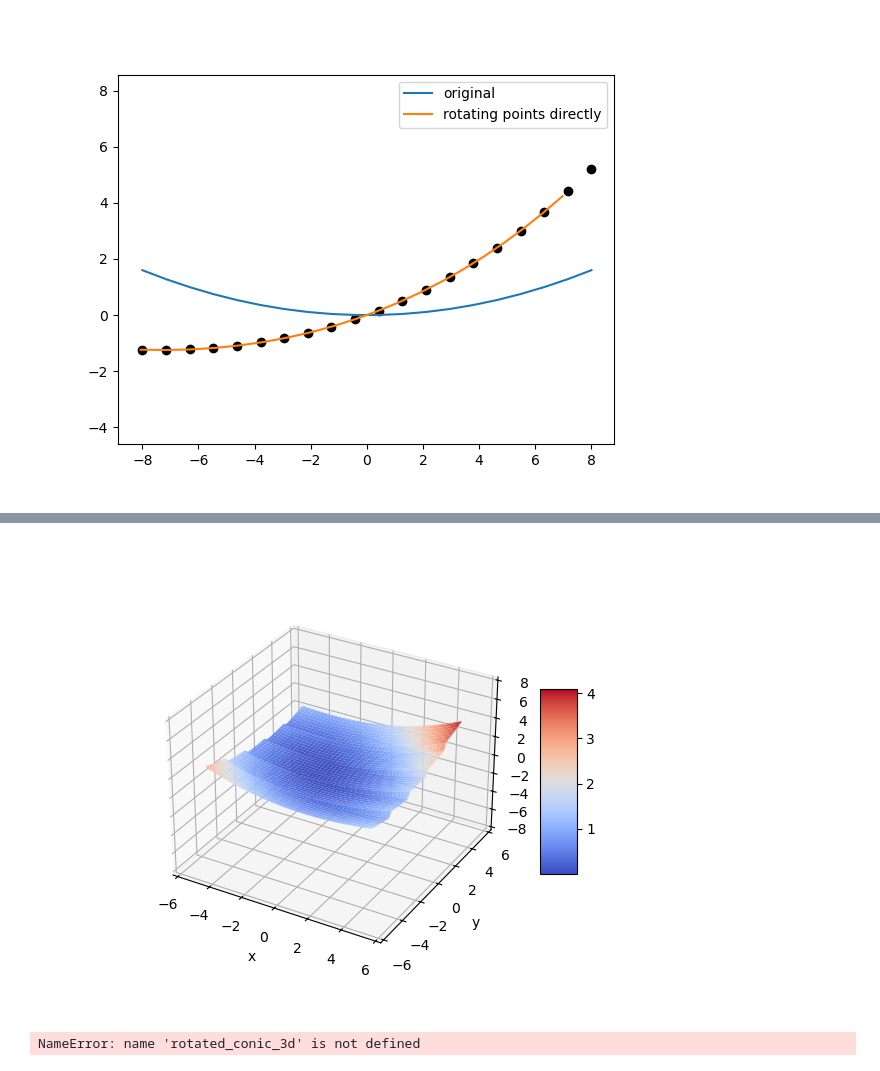
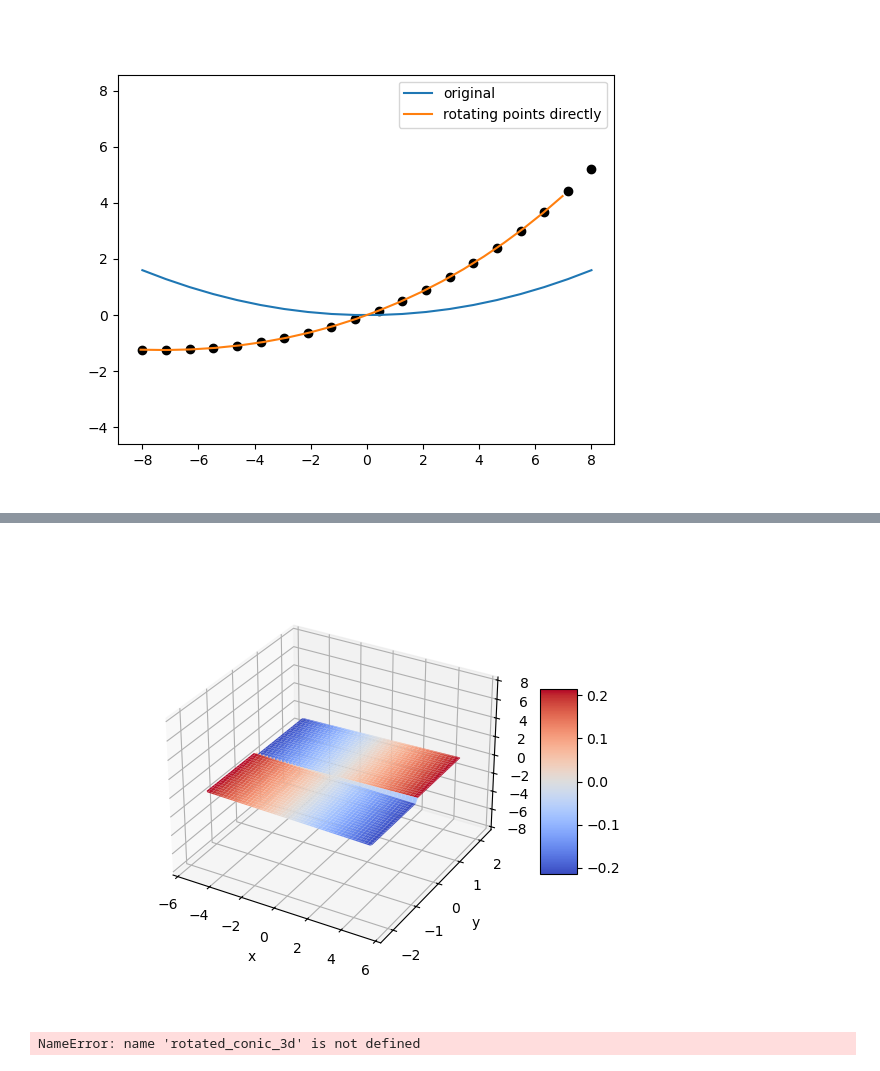
Before and after one commit to ellenle3/ifugen, a Jupyter notebook: surface_generator.ipynb, the cells around one changed output, grey strips where cells are left out. Saved outputs shown, nothing was run; the diff lists cells and outputs as text; code cells hidden in the pictures.

```diff
--- a/surface_generator.ipynb
+++ b/surface_generator.ipynb
@@ -427,57 +429,58 @@ print((np.nanmin(Z), np.nanmax(Z)))
 # %%
-n_each = 5
+n_each = 2
 n_rows = 1
 n_cols = 1
 mode = 1
+trace_gaps = False
 dalpha = 2
 dbeta = 2
 dgamma = 5
 alpha_cen = 0
-beta_cen = 10
+beta_cen = 0
 gamma_cen = 0
 dx = 10
 dy = 2
-r = 10
+r = 60000
 c = 1/r
-k = -1.5
+k = -2
 xgap_width = 0
 xgap_depth = -0.5
 ygap_width = 0
 ygap_depth = -0.8
-p = ImageSlicerParams(n_each, n_rows, n_cols, mode, dalpha, dbeta, dgamma, alpha_cen, beta_cen, gamma_cen, dx, dy, c, k, xgap_width, xgap_depth, ygap_width, ygap_depth)
+p = ImageSlicerParams(n_each, n_rows, n_cols, mode, trace_gaps, dalpha, dbeta, dgamma, alpha_cen, beta_cen, gamma_cen, dx, dy, c, k, xgap_width, xgap_depth, ygap_width, ygap_depth)
 xsize, ysize = get_slicer_size(p)
 
 N = 200
 
 #Nx = n_cols * 8
 #Ny = n_rows * n_each * 8
 x = np.linspace(-1.1*xsize/2,1.1*xsize/2,N)
 y = np.linspace(-1.1*ysize/2,1.1*ysize/2,N)
 
 Z = np.zeros((N,N))
 for i,x1 in enumerate(x):
     for j,y1 in enumerate(y):
         Z[j,i]=make_image_slicer(x1, y1, p)
         #Z[i,j]=make_image_slicer2(x1, y1, n_each, dalpha, dbeta, alpha_cen, beta_cen, dx, dy, rx, ry, kx, ky)
 
 
 X, Y = np.meshgrid(x, y)
 #Z2 = make_slice(X, Y, rx, ry, kx, ky, 0, 0)
 
 fig, ax = plt.subplots(subplot_kw={"projection": "3d"})
 surf = ax.plot_surface(X, Y, Z, cmap=cm.coolwarm)
 #ax.scatter(9.487179487179485,-4.364548494983277,-0.6999614810235664, c='g')
 #ax.scatter(9.487179487179485,14.899665551839465,3.8157755724491054, c='g')
 #surf = ax.plot_surface(X, Y, Z2, cmap=cm.viridis)
 #ax.zaxis.set_major_formatter('{x:.02f}')
 #ax.view_init(azim=90, elev=0)
 ax.set_xlabel("x")
 ax.set_ylabel("y")
 ax.set_zlim(-8, 8)
 fig.colorbar(surf, shrink=0.5, aspect=5)
 plt.show()
 # %% [output]
-[figure, old version]
+[figure, new version]
 # %%
 def rotatebackward3d(x, y, z, alpha,beta):
     alpha = convert_angle(alpha) * np.pi/180
```
Also changed, not shown: parts of 6 cells of this notebook, 4 other files.
